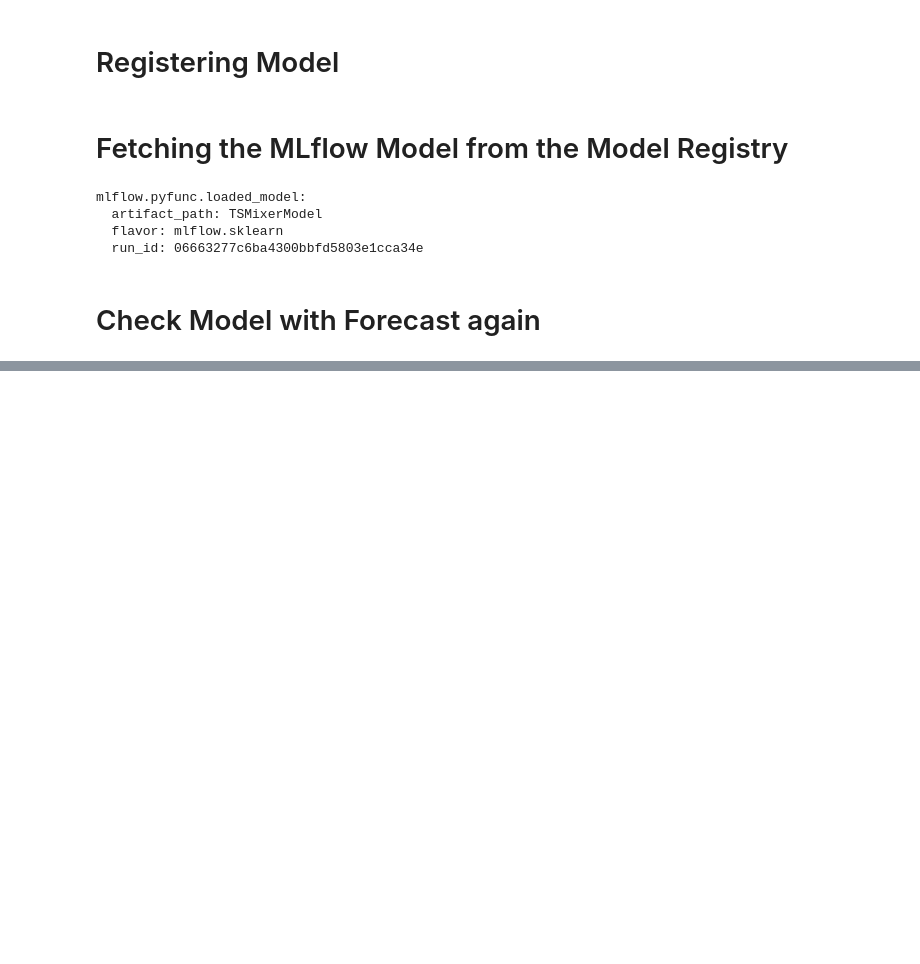
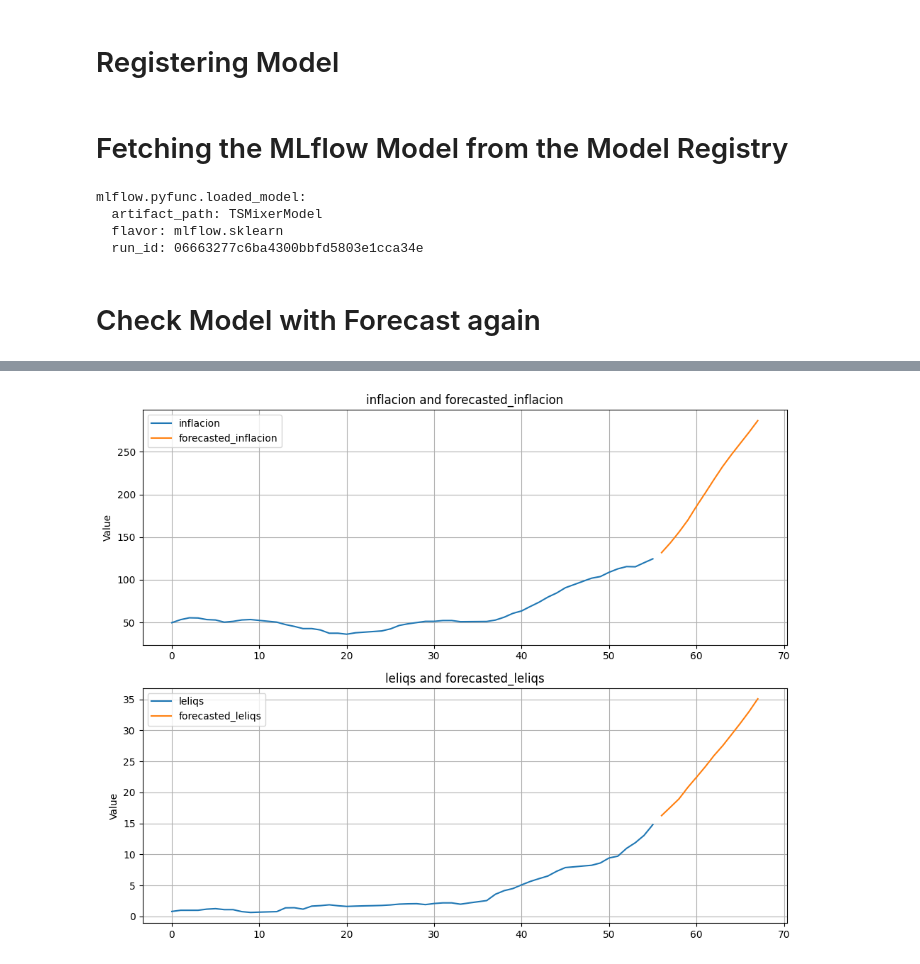
Before and after one commit to gabrielpierobon/timeseries, a Jupyter notebook: TSMixerFull.ipynb, the cells around one changed output, grey strips where cells are left out. Cells and saved outputs as stored; diff of their text form; code cells hidden in the pictures; blank space fills up the shorter version.

```diff
--- a/TSMixerFull.ipynb
+++ b/TSMixerFull.ipynb
@@ -359,0 +345,2 @@ plot_future_forecast_with_history(history_and_forecast_df, general_config['featu
+# %%
+df = read_from_postgres('history_and_forecast_test_1')
@@ -359,0 +367,4 @@ plot_future_forecast_with_history(history_and_forecast_df, general_config['featu
+# %%
+plot_future_forecast_with_history(df, general_config['features'])
+# %% [output]
+[figure, added]
```
Also changed, not shown: parts of 16 cells of this notebook, 6 other files.
